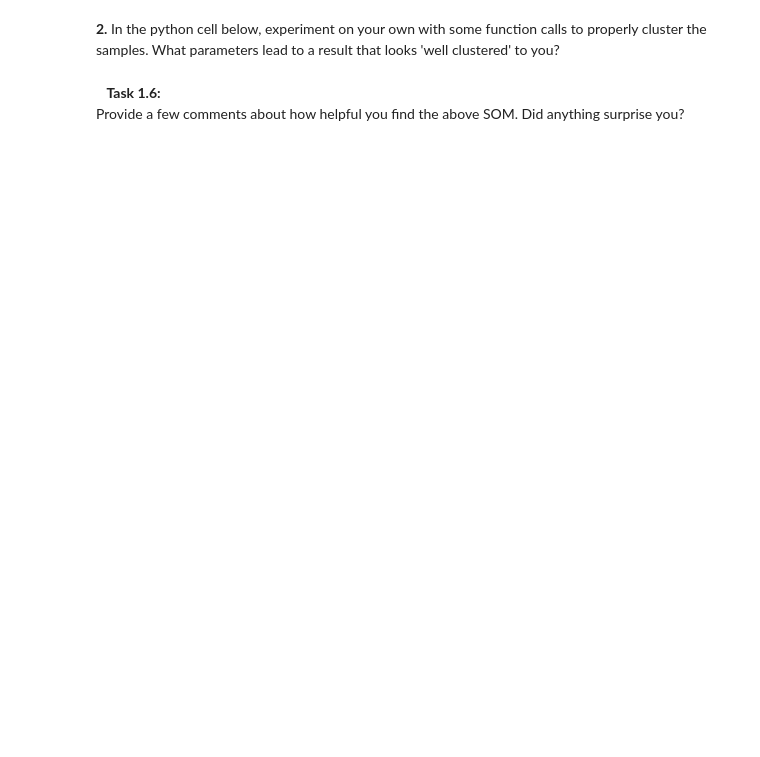
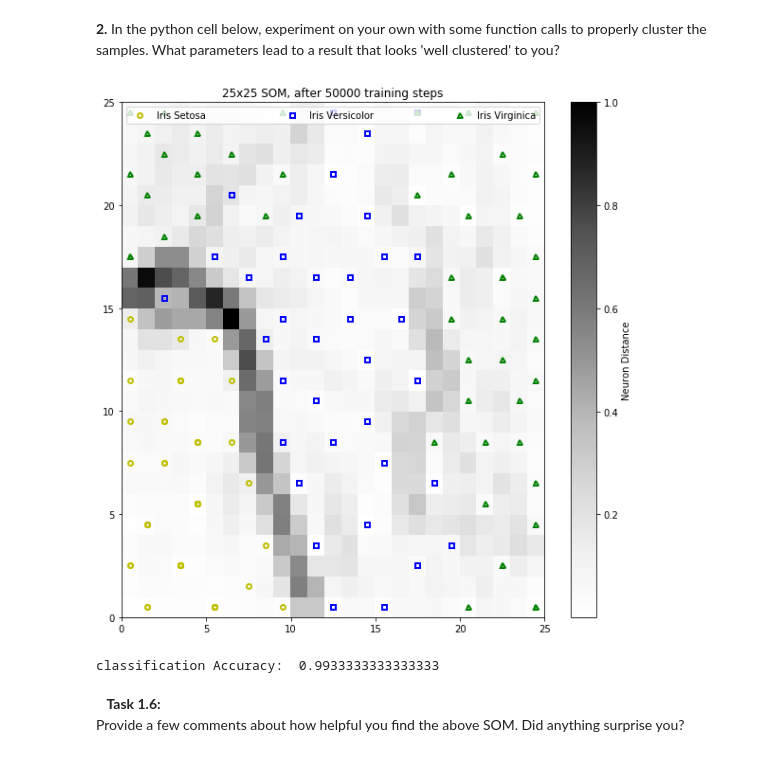
Before and after one commit to Arunscape/ECE449, a Jupyter notebook: lab/lab4/Lab4-D41.ipynb, the cells around one changed output. Cells and saved outputs as stored; diff of their text form; code cells hidden in the pictures; blank space fills up the shorter version.

```diff
--- a/lab/lab4/Lab4-D41.ipynb
+++ b/lab/lab4/Lab4-D41.ipynb
@@ -278,5 +341,36 @@ In your next task, please:
 # %% [markdown]
 <b>2.</b> In the python cell below, experiment on your own with some function calls to properly cluster the samples. What parameters lead to a result that looks 'well clustered' to you?
+# %%
+# Train_and_Plot_SOM(dimensions=[4,4], inputData=[PetalWidth, PetalLength], steps=1)
+# Train_and_Plot_SOM(dimensions=[4,4], inputData=[PetalWidth, PetalLength], steps=20)
+# Train_and_Plot_SOM(dimensions=[4,4], inputData=[PetalWidth, PetalLength], steps=8192)
+# Train_and_Plot_SOM(dimensions=[4,4], inputData=[PetalWidth, PetalLength], steps=4096)
+# Train_and_Plot_SOM(dimensions=[100,100], inputData=[PetalWidth, PetalLength], steps=1)
+# Train_and_Plot_SOM(dimensions=[1000,20], inputData=[PetalWidth, PetalLength], steps=1)
+# Train_and_Plot_SOM(dimensions=[20,1000], inputData=[PetalWidth, PetalLength], steps=1)
+# Train_and_Plot_SOM(dimensions=[2,600], inputData=[PetalWidth, PetalLength], steps=1)
+# Train_and_Plot_SOM(dimensions=[25,25], inputData=[PetalWidth, PetalLength], steps=1)
+# Train_and_Plot_SOM(dimensions=[25,25], inputData=[PetalWidth, PetalLength], steps=25)
+# Train_and_Plot_SOM(dimensions=[50, 50], inputData=[PetalWidth, PetalLength], steps=16834)
+# Train_and_Plot_SOM(dimensions=[24,25], inputData=[PetalWidth, PetalLength], steps=20000)
+# Train_and_Plot_SOM(dimensions=[25,25], inputData=[PetalWidth, PetalLength], steps=20000)
+# Train_and_Plot_SOM(dimensions=[24,25], inputData=[PetalWidth, PetalLength], steps=1000000)
+# Train_and_Plot_SOM(dimensions=[25,25], inputData=[PetalWidth, PetalLength], steps=1000000) ##
+# Train_and_Plot_SOM(dimensions=[25,25], inputData=[PetalWidth, PetalLength], steps=100000)
+# Train_and_Plot_SOM(dimensions=[25,25], inputData=[PetalWidth, PetalLength], steps=8192)
+# Train_and_Plot_SOM(dimensions=[100,100], inputData=[PetalWidth, PetalLength], steps=20000)
+# Train_and_Plot_SOM(dimensions=[25,25], inputData=[PetalWidth, PetalLength], steps=2**16)
+# Train_and_Plot_SOM(dimensions=[20, 20], inputData=[PetalWidth, PetalLength], steps=400)
+# Train_and_Plot_SOM(dimensions=[7, 7], inputData=[SepalWidth, SepalLength], steps=50000)
+# Train_and_Plot_SOM(dimensions=[7, 7], inputData=[PetalWidth, PetalLength], steps=50000)
+Train_and_Plot_SOM(dimensions=[25, 25], inputData=[PetalWidth, PetalLength], steps=50000)
+# Train_and_Plot_SOM(dimensions=[25, 25], inputData=[SepalWidth, SepalLength], steps=50000)
+
+#we seem to get the best results when the dimensions are large, and steps are large
+#using PetalWidth, PetalLength, or both also seem to work best since they have higher class correlations
+# %% [output]
+[figure, added]
+classification Accuracy:  0.9933333333333333
 # %% [markdown]
 &emsp;<b>Task 1.6:</b>
 Provide a few comments about how helpful you find the above SOM.  Did anything surprise you?
```
Also changed, not shown: parts of 16 cells of this notebook, 35 other files.
